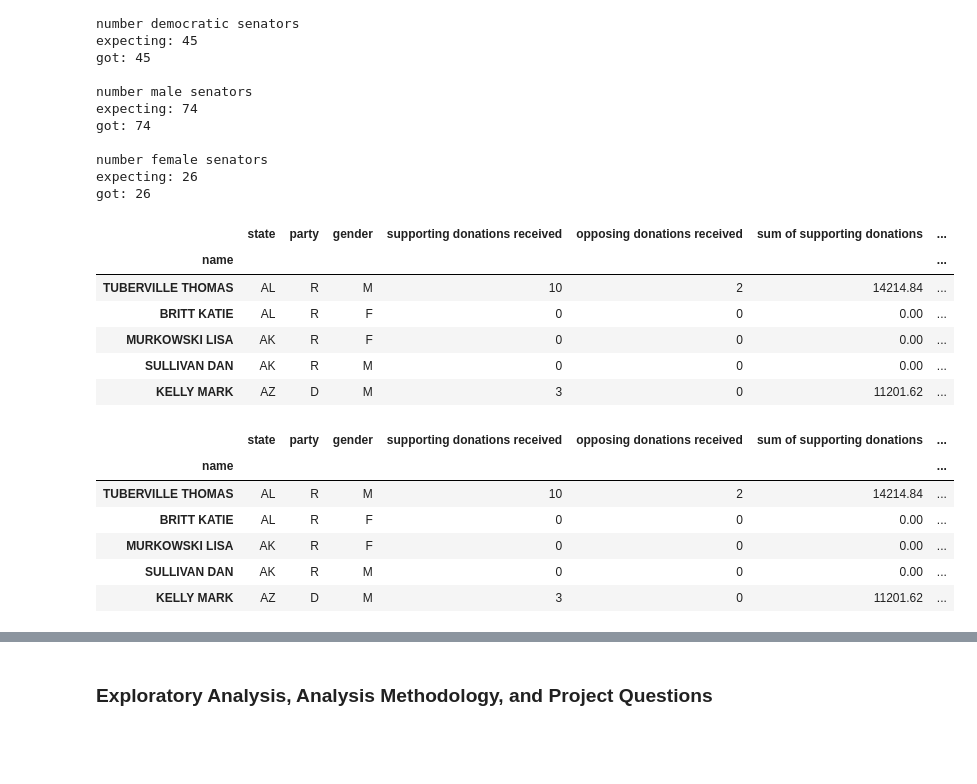
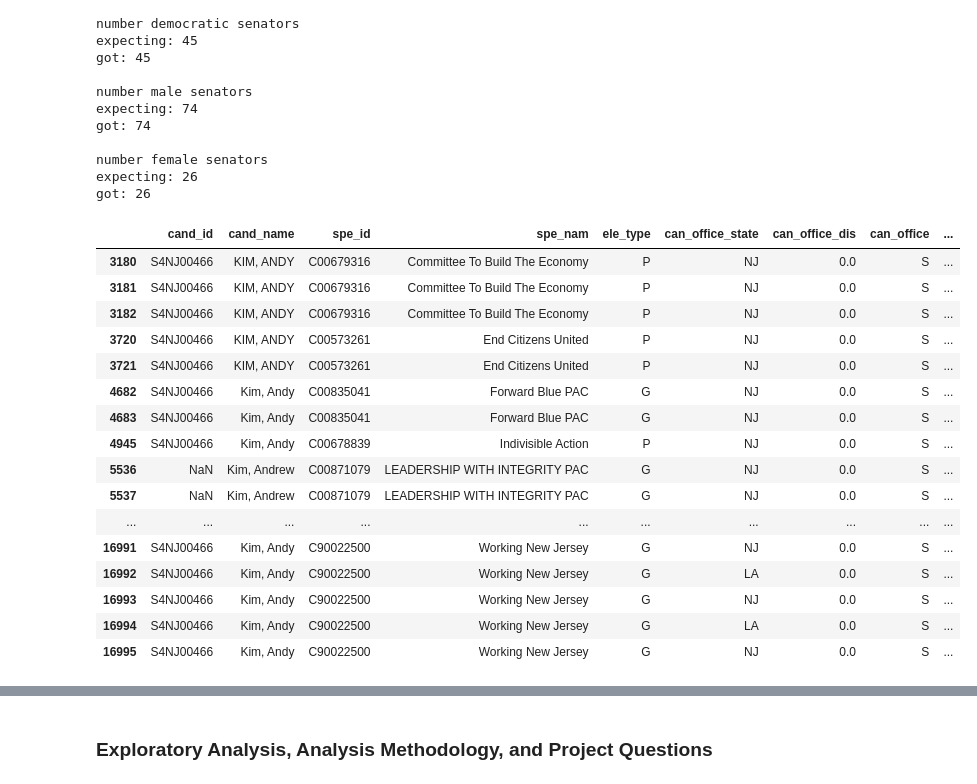
Before and after one commit to magicdracon/Data-Science-Final-Project, a Jupyter notebook: main.ipynb, the cells around one changed output, grey strips where cells are left out. Cells and saved outputs as stored; diff of their text form; code cells hidden in the pictures; blank space fills up the shorter version.

```diff
--- a/main.ipynb
+++ b/main.ipynb
@@ -390,64 +390,52 @@ current_senators_df["net donations"] = 0.0
 # %%
 # calculate sum of supporting/opposing donations
 def sum_donations(candidate, support_oppose):
     new_df = expendituresDataFrame[expendituresDataFrame["cand_name_clean"] == candidate]
     new_df = new_df[new_df["sup_opp"] == support_oppose]
-    sum = new_df["exp_amo"].sum()
-
-    return sum
+    donations_sum = new_df["exp_amo"].sum()
+    return donations_sum
 
 
 for senator in current_senators_df.index:
     current_senators_df.loc[senator, "sum of supporting donations"] = sum_donations(senator, "S")
     current_senators_df.loc[senator, "sum of opposing donations"] = sum_donations(senator, "O")
     current_senators_df.loc[senator, "net donations"] = current_senators_df.loc[senator, "sum of supporting donations"] - current_senators_df.loc[senator, "sum of opposing donations"]
 
 
 # print("FETTERMAN JOHN, SUPPORTING - expecting 65151.47, got " + str(sum_donations("FETTERMAN JOHN", "S")))
 # print("FETTERMAN JOHN, OPPOSING - expecting 0.0, got " + str(sum_donations("FETTERMAN JOHN", "O")))
 # print("KIM ANDREW, OPPOSING - expecting 324788.84, got " + str(sum_donations("KIM ANDREW", "O")))
 #
 # print("TUBERVILLE THOMAS - EXPECTING: supporting = 14214.84  opposing = 10000.00 net = 4214.84")
 # # expendituresDataFrame.head(0)
-# # expendituresDataFrame[expendituresDataFrame["cand_name_clean"] == "TUBERVILLE THOMAS"].head(50)
-current_senators_df.head()
+expendituresDataFrame[expendituresDataFrame["cand_name_clean"] == "KIM ANDREW"].head(50)
+# current_senators_df.head()
 # %% [output]
-|  | state | party | gender | supporting donations received | opposing donations received | sum of supporting donations | ... |
-| name |  |  |  |  |  |  | ... |
-| TUBERVILLE THOMAS | AL | R | M | 10 | 2 | 14214.84 | ... |
-| BRITT KATIE | AL | R | F | 0 | 0 | 0.00 | ... |
-| MURKOWSKI LISA | AK | R | F | 0 | 0 | 0.00 | ... |
-| SULLIVAN DAN | AK | R | M | 0 | 0 | 0.00 | ... |
-| KELLY MARK | AZ | D | M | 3 | 0 | 11201.62 | ... |
+|  | cand_id | cand_name | spe_id | spe_nam | ele_type | can_office_state | can_office_dis | can_office | ... |
+| 3180 | S4NJ00466 | KIM, ANDY | C00679316 | Committee To Build The Economy | P | NJ | 0.0 | S | ... |
+| 3181 | S4NJ00466 | KIM, ANDY | C00679316 | Committee To Build The Economy | P | NJ | 0.0 | S | ... |
+| 3182 | S4NJ00466 | KIM, ANDY | C00679316 | Committee To Build The Economy | P | NJ | 0.0 | S | ... |
+| 3720 | S4NJ00466 | KIM, ANDY | C00573261 | End Citizens United | P | NJ | 0.0 | S | ... |
+| 3721 | S4NJ00466 | KIM, ANDY | C00573261 | End Citizens United | P | NJ | 0.0 | S | ... |
+| 4682 | S4NJ00466 | Kim, Andy | C00835041 | Forward Blue PAC | G | NJ | 0.0 | S | ... |
+| 4683 | S4NJ00466 | Kim, Andy | C00835041 | Forward Blue PAC | G | NJ | 0.0 | S | ... |
+| 4945 | S4NJ00466 | Kim, Andy | C00678839 | Indivisible Action | P | NJ | 0.0 | S | ... |
+| 5536 | NaN | Kim, Andrew | C00871079 | LEADERSHIP WITH INTEGRITY PAC | G | NJ | 0.0 | S | ... |
+| 5537 | NaN | Kim, Andrew | C00871079 | LEADERSHIP WITH INTEGRITY PAC | G | NJ | 0.0 | S | ... |
+| ... | ... | ... | ... | ... | ... | ... | ... | ... | ... |
+| 16991 | S4NJ00466 | Kim, Andy | C90022500 | Working New Jersey | G | NJ | 0.0 | S | ... |
+| 16992 | S4NJ00466 | Kim, Andy | C90022500 | Working New Jersey | G | LA | 0.0 | S | ... |
+| 16993 | S4NJ00466 | Kim, Andy | C90022500 | Working New Jersey | G | NJ | 0.0 | S | ... |
+| 16994 | S4NJ00466 | Kim, Andy | C90022500 | Working New Jersey | G | LA | 0.0 | S | ... |
+| 16995 | S4NJ00466 | Kim, Andy | C90022500 | Working New Jersey | G | NJ | 0.0 | S | ... |
 # %%
 current_senators_df["mean supporting donation size"] = 0.00
 current_senators_df["mean opposing donation size"] = 0.00
 # %%
 # calculate mean donation sizes
-# def sum_donation_size(candidate, support_oppose):
-#     new_df = expendituresDataFrame[expendituresDataFrame["cand_name_clean"] == candidate]
-#     new_df = new_df[new_df["sup_opp"] == support_oppose]
-#     sum = new_df["exp_amo"].sum()
-#
-#     return sum
-
-
 for senator in current_senators_df.index:
     if current_senators_df.loc[senator, "supporting donations received"] > 0:
         current_senators_df.loc[senator, "mean supporting donation size"] = current_senators_df.loc[senator, "sum of supporting donations"] / float(current_senators_df.loc[senator, "supporting donations received"])
     if current_senators_df.loc[senator, "opposing donations received"] > 0:
         current_senators_df.loc[senator, "mean opposing donation size"] = current_senators_df.loc[senator, "sum of opposing donations"] / float(current_senators_df.loc[senator, "opposing donations received"])
-
-
-
-
-
-current_senators_df.head()
+# current_senators_df.head()
-# %% [output]
-|  | state | party | gender | supporting donations received | opposing donations received | sum of supporting donations | ... |
-| name |  |  |  |  |  |  | ... |
-| TUBERVILLE THOMAS | AL | R | M | 10 | 2 | 14214.84 | ... |
-| BRITT KATIE | AL | R | F | 0 | 0 | 0.00 | ... |
-| MURKOWSKI LISA | AK | R | F | 0 | 0 | 0.00 | ... |
-| SULLIVAN DAN | AK | R | M | 0 | 0 | 0.00 | ... |
-| KELLY MARK | AZ | D | M | 3 | 0 | 11201.62 | ... |
```
Also changed, not shown: parts of 2 cells of this notebook.
